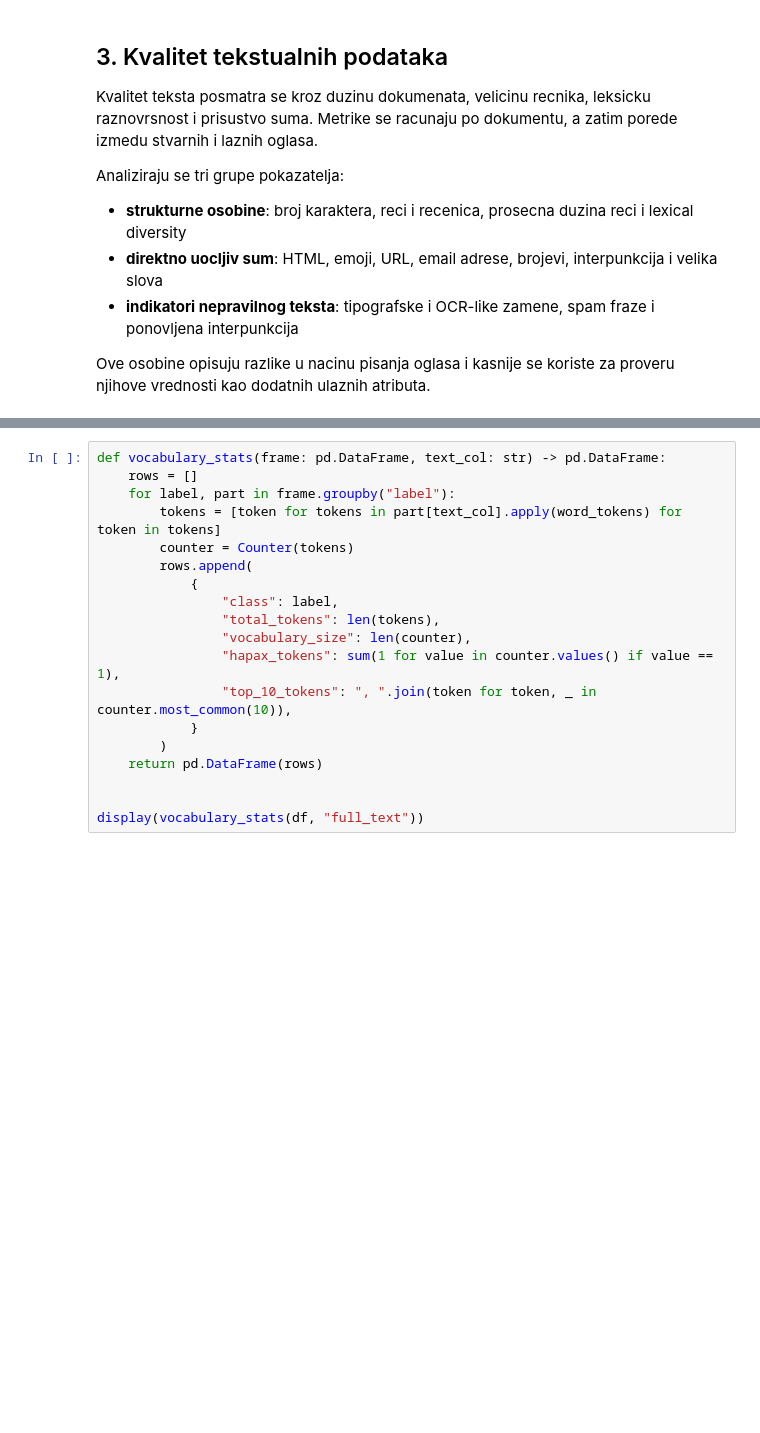
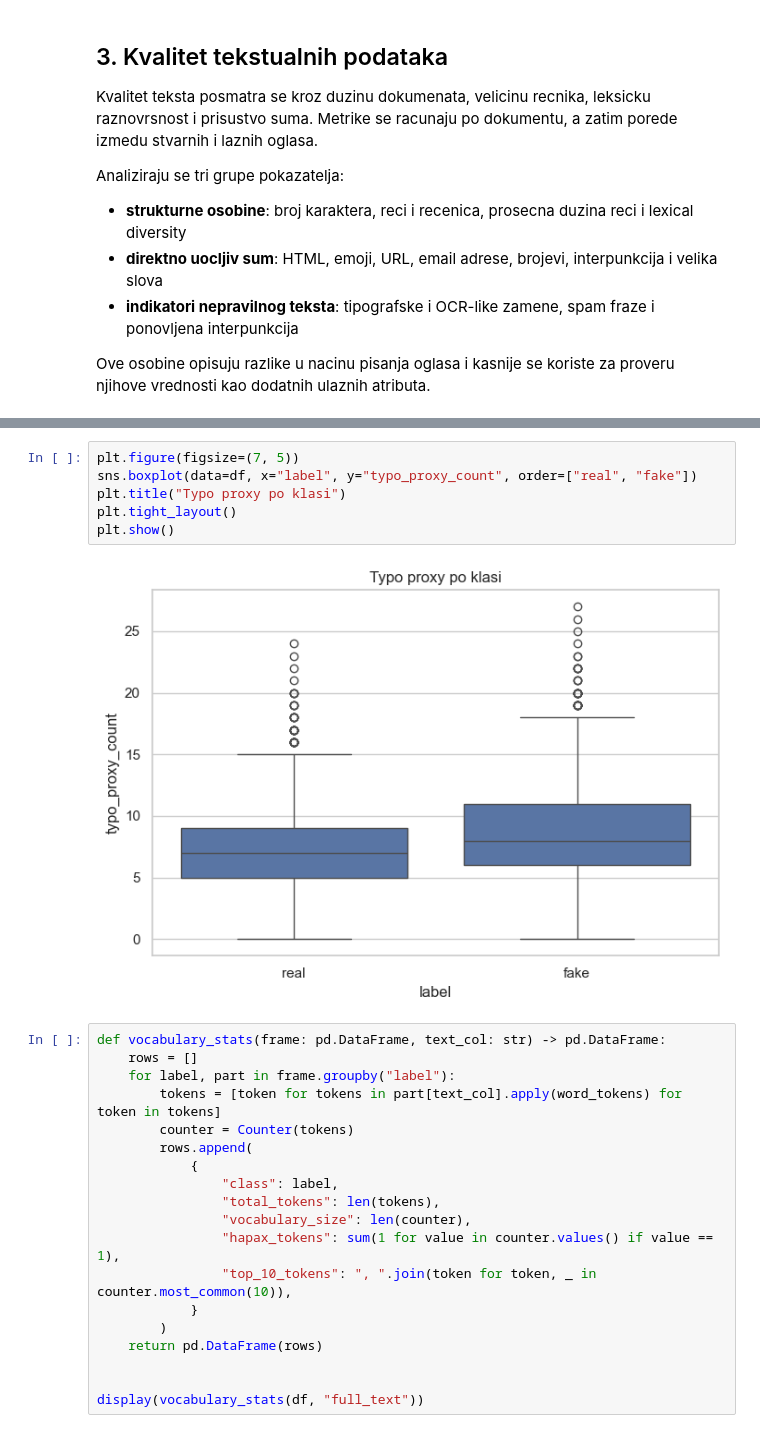
Before and after one commit to nemanjastojanovicc/detect-fake-jobs, a Jupyter notebook: detect-fake-jobs.ipynb, the cells around one changed output, grey strips where cells are left out. Cells and saved outputs as stored; diff of their text form; blank space fills up the shorter version.

```diff
--- a/detect-fake-jobs.ipynb
+++ b/detect-fake-jobs.ipynb
@@ -293,3 +306,11 @@ plt.show()
+# %%
+plt.figure(figsize=(7, 5))
+sns.boxplot(data=df, x="label", y="typo_proxy_count", order=["real", "fake"])
+plt.title("Typo proxy po klasi")
+plt.tight_layout()
+plt.show()
+# %% [output]
+[figure, added]
 # %%
 def vocabulary_stats(frame: pd.DataFrame, text_col: str) -> pd.DataFrame:
     rows = []
```
Also changed, not shown: parts of 26 cells of this notebook.
